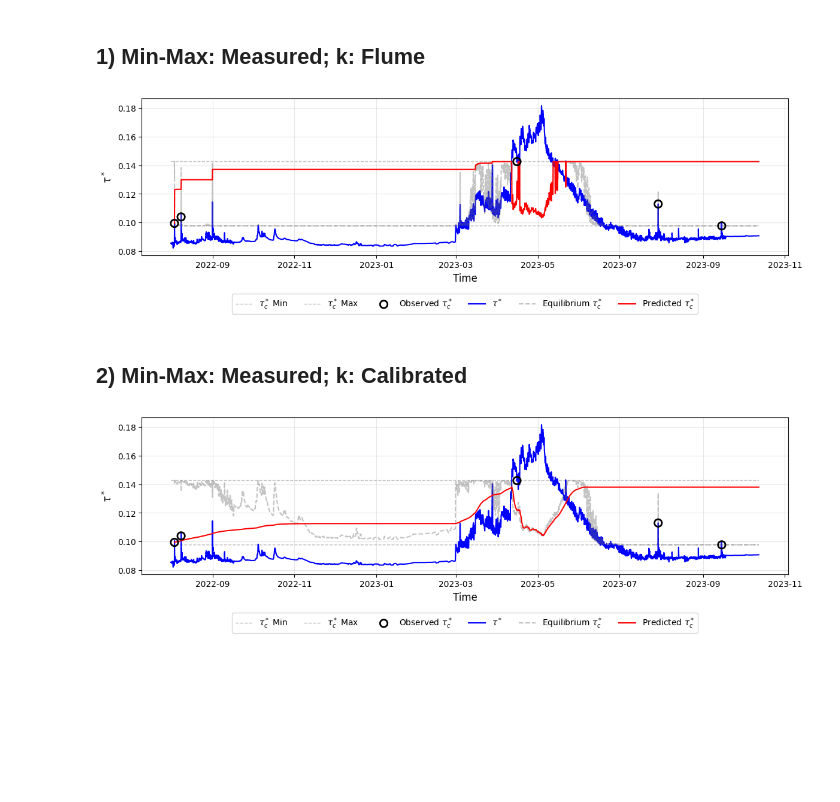
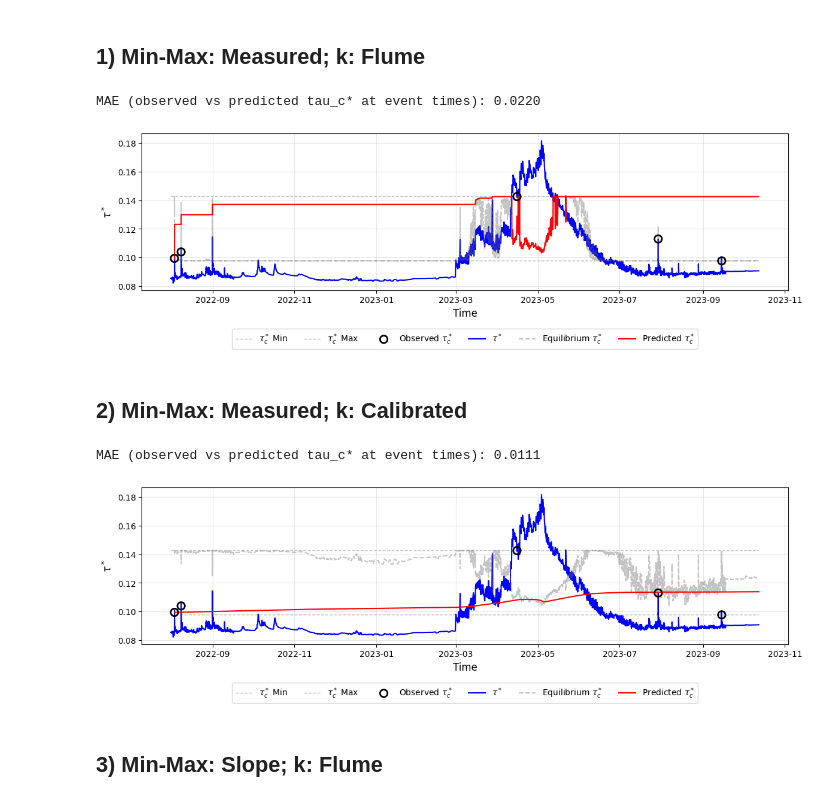
Before and after one commit to nicole-hucke/shear_stress_paper, a Jupyter notebook: antecedent_conditions/predictive_equation/predictive_model_field.ipynb, the cells around one changed output. Saved outputs shown, nothing was run; the diff lists cells and outputs as text; code cells hidden in the pictures; blank space fills up the shorter version.

```diff
--- a/antecedent_conditions/predictive_equation/predictive_model_field.ipynb
+++ b/antecedent_conditions/predictive_equation/predictive_model_field.ipynb
@@ -205,6 +205,19 @@ tauc_lajara, k_lajara, tau_eq_lajara, tauc_ratio_field = evolve_tauc_tc(
 )
 tau_c_pred_series = pd.Series(tauc_lajara, index=time_to_index.index)
 tau_star_series = pd.Series(tau_star, index=time_to_index.index)
+
+# calculate MAE between observed and predicted tau_c* at event timestamps
+common_idx = tauc_events.index.intersection(tau_c_pred_series.index)
+tauc_obs_at_events = tauc_events.loc[common_idx, "tauc"]
+tauc_pred_at_events = tau_c_pred_series.reindex(common_idx)
+valid_mask = tauc_obs_at_events.notna() & tauc_pred_at_events.notna()
+
+if valid_mask.any():
+    mae_tauc = mean_absolute_error(tauc_obs_at_events[valid_mask], tauc_pred_at_events[valid_mask])
+    print(f"MAE (observed vs predicted tau_c* at event times): {mae_tauc:.4f}")
+else:
+    print("MAE could not be computed: no overlapping valid observed/predicted tau_c* values.")
+
 
 fig, ax = plt.subplots(figsize=(12, 4))
 # horiztonal min and max lines
@@ -227,6 +240,7 @@ ax.grid(True, alpha=0.3)
 plt.tight_layout()
 plt.show()
 # %% [output]
+MAE (observed vs predicted tau_c* at event times): 0.0220
 [figure]
 # %% [markdown]
 ## 2) Min-Max: Measured; k: Calibrated
@@ -241,32 +255,47 @@ tauc_lajara, k_lajara, tau_eq_lajara, tauc_ratio_field = evolve_tauc_tc(
     dt=1, # 1 minute timestep
     tau_c_min=tauc_min_lajara,
     tau_c_max=tauc_max_lajara,
     event_indices=event_indices,
     tau_c_obs=tauc_obs_lajara,
-    multiplicative_factor=0.0009
+    multiplicative_factor= 7.93 * 10**-5
 )
 tau_c_pred_series = pd.Series(tauc_lajara, index=time_to_index.index)
 tau_star_series = pd.Series(tau_star, index=time_to_index.index)
+
+# calculate MAE between observed and predicted tau_c* at event timestamps
+common_idx = tauc_events.index.intersection(tau_c_pred_series.index)
+tauc_obs_at_events = tauc_events.loc[common_idx, "tauc"]
+tauc_pred_at_events = tau_c_pred_series.reindex(common_idx)
+valid_mask = tauc_obs_at_events.notna() & tauc_pred_at_events.notna()
+
+if valid_mask.any():
+    mae_tauc = mean_absolute_error(tauc_obs_at_events[valid_mask], tauc_pred_at_events[valid_mask])
+    print(f"MAE (observed vs predicted tau_c* at event times): {mae_tauc:.4f}")
+else:
+    print("MAE could not be computed: no overlapping valid observed/predicted tau_c* values.")
 
 fig, ax = plt.subplots(figsize=(12, 4))
 # horiztonal min and max lines
 ax.plot(tau_c_pred_series.index, [tauc_min_lajara]*len(tau_c_pred_series), color='silver', linestyle='--', label=r'$\tau_c^*$ Min', linewidth=1)
 ax.plot(tau_c_pred_series.index, [tauc_max_lajara]*len(tau_c_pred_series), color='silver', linestyle='--', label=r'$\tau_c^*$ Max', linewidth=1)
 ax.scatter(tauc_events.index, tauc_obs_lajara, facecolors="none", edgecolors="black", s=80, linewidth=2, label=r"Observed $\tau^*_c$", zorder=5,)
 
 ax.plot(tau_star_series.index, tau_star_series.values, color='blue', label=r'$\tau^*$', linewidth=1.5)
 ax.plot(tau_star_series.index, tau_eq_lajara, color='dimgrey', linestyle='--', label=r'Equilibrium $\tau_c^*$', linewidth=1.5, alpha=0.4)
 ax.plot(tau_c_pred_series.index, tau_c_pred_series.values, color='red', label=r'Predicted $\tau_c^*$', linewidth=1.5)
 
 ax.set_ylabel(r'$\tau^*$', fontsize=12)
 ax.set_xlabel('Time', fontsize=12)
 ax.legend(fontsize=10, loc='upper center', bbox_to_anchor=(0.5, -0.22), ncol=6)
 ax.grid(True, alpha=0.3)
 
 #plt.title(r'Using $\tau^*$/$\tau_c^*$ balance equation', fontsize=14)
 # modify dates on x-axis to be more readable
 #plt.xlim(pd.Timestamp("2023-07-20"), pd.Timestamp("2023-08-05"))
 plt.tight_layout()
 plt.show()
 # %% [output]
+MAE (observed vs predicted tau_c* at event times): 0.0111
-[figure, old version]
+[figure, new version]
+# %% [markdown]
+## 3) Min-Max: Slope; k: Flume
```
Also changed, not shown: parts of 6 cells of this notebook, 4 other files.
